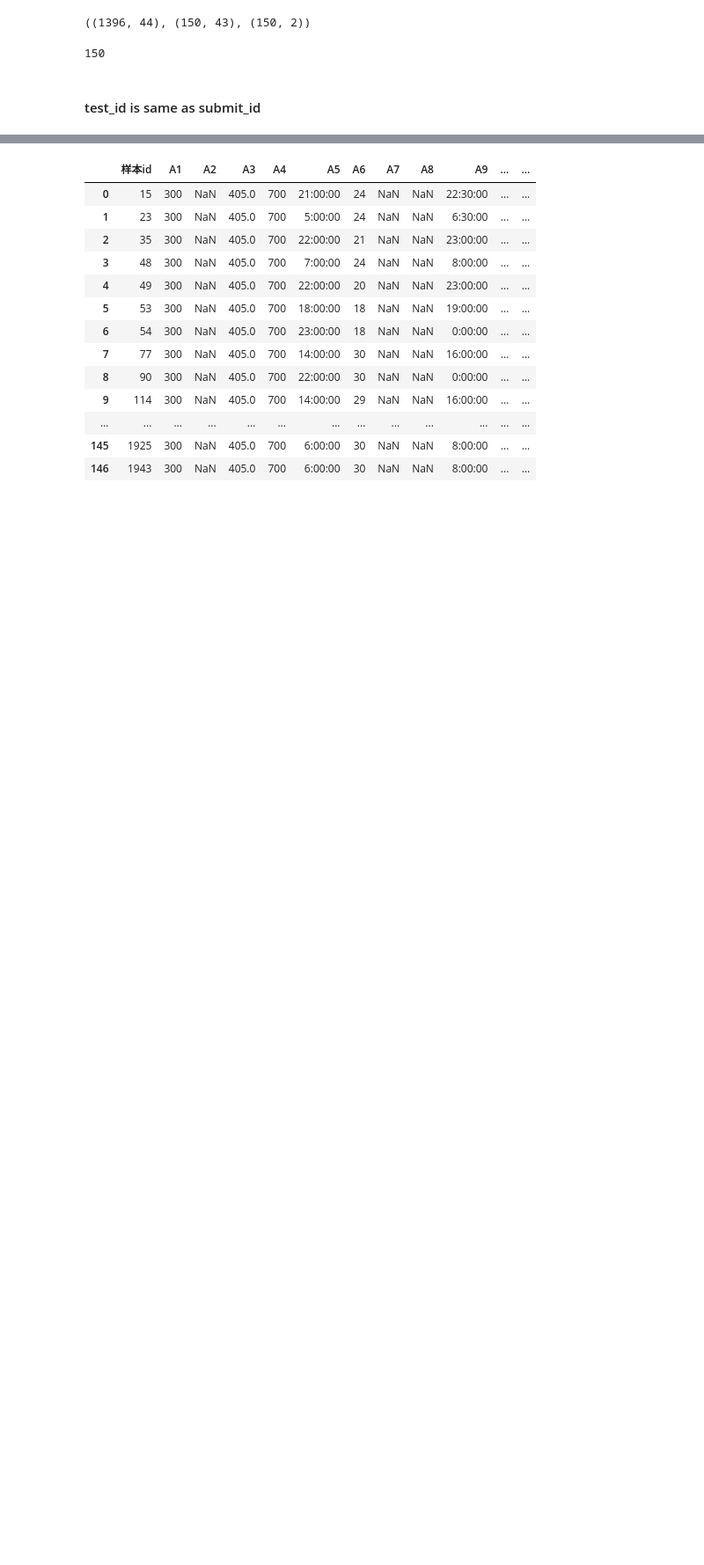
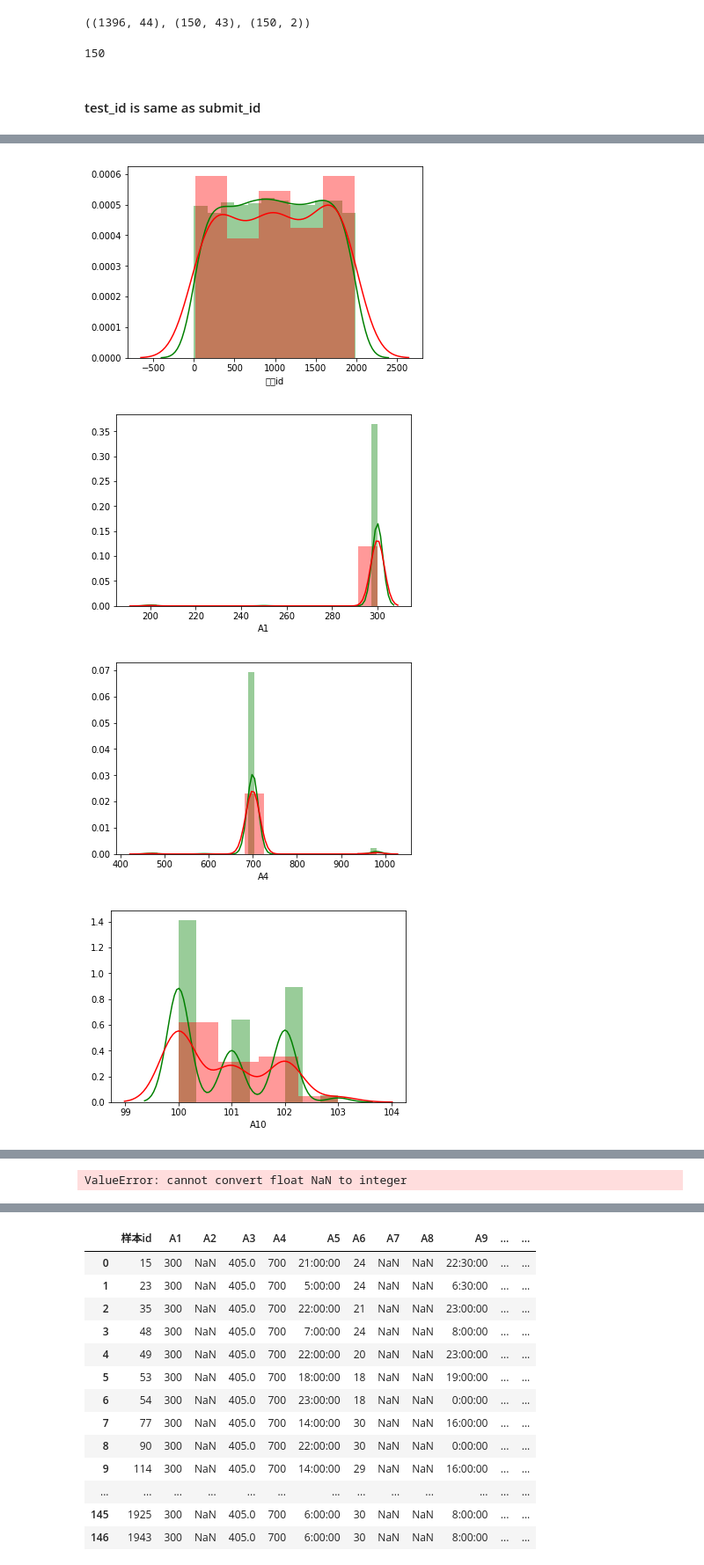
Before and after one commit to zerkvii/jinnan, a Jupyter notebook: data/readdata.ipynb, the cells around one changed output, grey strips where cells are left out. Shown at 88% size. Drawn from its saved outputs; the diff is of its cells as text; code cells hidden in the pictures; blank space fills up the shorter version.

```diff
--- a/data/readdata.ipynb
+++ b/data/readdata.ipynb
@@ -29,0 +43,11 @@ train_m=train.drop(['A2','A7','A8','B11'],axis=1)
+# %%
+for col in train.columns:
+    if isinstance(train_m[col][0],np.int64):
+        seaborn.distplot(train_m[col],color='g')
+        seaborn.distplot(test_m[col],color='r')
+        plt.show()
+# %% [output]
+[figure, added]
+[figure, added]
+[figure, added]
+[figure, added]
@@ -29,0 +56 @@ train_m=train.drop(['A2','A7','A8','B11'],axis=1)
+ValueError: cannot convert float NaN to integer
```
Also changed, not shown: parts of 32 cells of this notebook, 14 other files.
